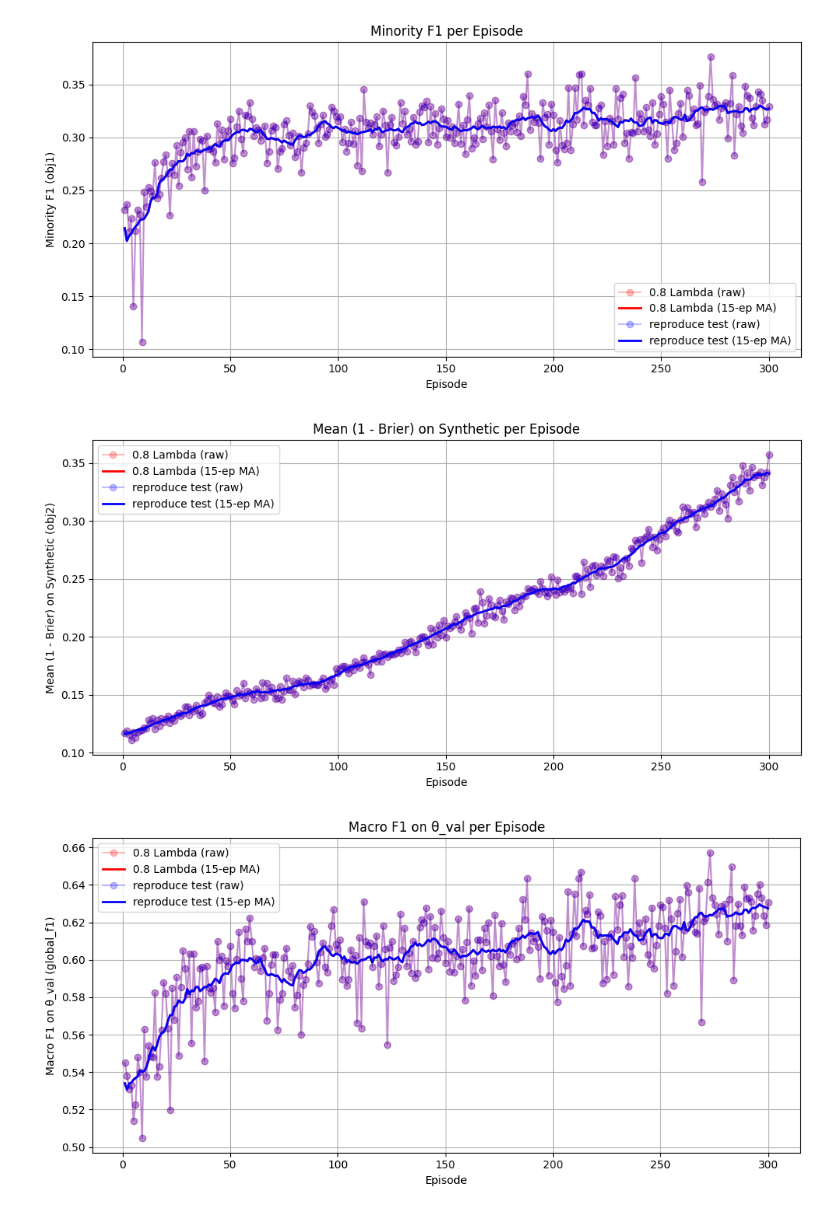
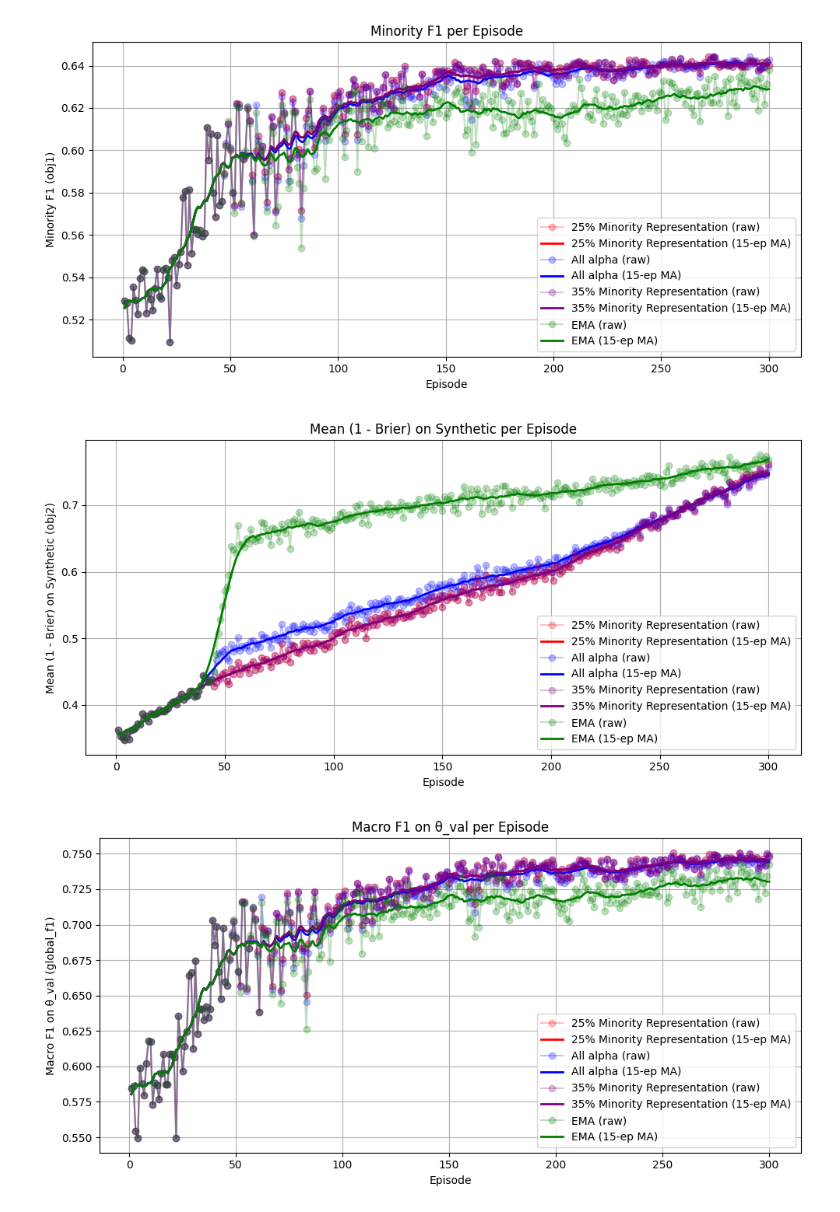
Before and after one commit to LucasHartmanWestern/cs_9170_project, a Jupyter notebook: plot_results.ipynb, the cells around one changed output. Drawn from its saved outputs; the diff is of its cells as text; code cells hidden in the pictures.

```diff
--- a/plot_results.ipynb
+++ b/plot_results.ipynb
@@ -103,15 +103,26 @@ for col, ylabel, title in metric_configs:
 # List of runs to compare: (path, label, color)
 runs = [
     (
-        "training_runs/2025-08-20_16-28-47_EP300_TRJ2000_REAL3000_BIAS0.8_L0.8/",
-        "0.8 Lambda",
+        "training_runs/2025-08-21_16-26-56_EP300_TRJ2000_REAL3000_BIAS0.25_L0.8/",
+        "25% Minority Representation",
         "red"
     ),
     (
-        "training_runs/2025-08-20_16-43-06_EP300_TRJ2000_REAL3000_BIAS0.8_L0.8/",
-        "reproduce test",
+        "training_runs/2025-08-24_13-44-00_EP300_TRJ2000_REAL3000_BIAS0.35_L0.8/",
+        "All alpha",
         "blue"
+    ),
+    (
+        "training_runs/2025-08-21_17-14-48_EP300_TRJ2000_REAL3000_BIAS0.35_L0.8/",
+        "35% Minority Representation",
+        "purple"
+    ),
+    (
+        "training_runs/2025-08-24_13-32-09_EP300_TRJ2000_REAL3000_BIAS0.35_L0.8/",
+        "EMA",
+        "green"
     )
+
 ]
 
 # Metric configs: (column, ylabel, title)
@@ -225,3 +236,3 @@ for run in run_metrics:
-[figure, old version]
+[figure, new version]
-[figure, old version]
+[figure, new version]
-[figure, old version]
+[figure, new version]
```
Also changed, not shown: parts of 7 cells of this notebook, 1 other file.
